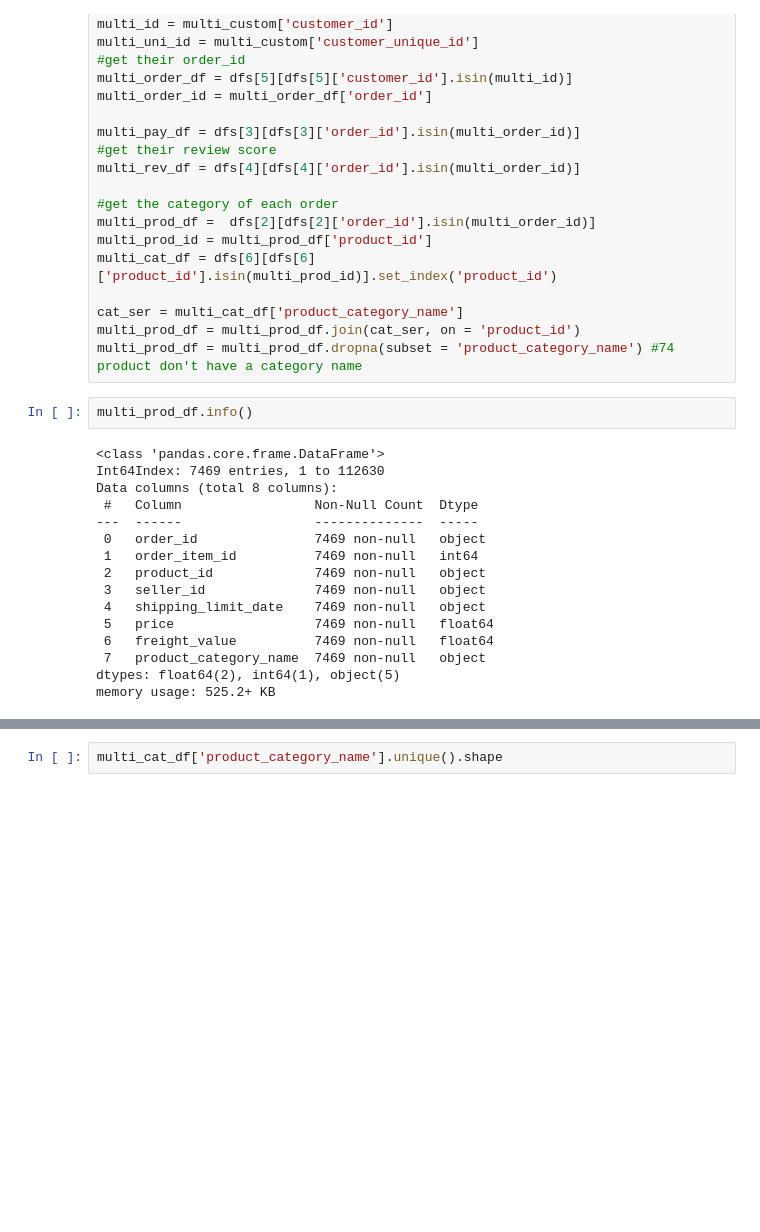
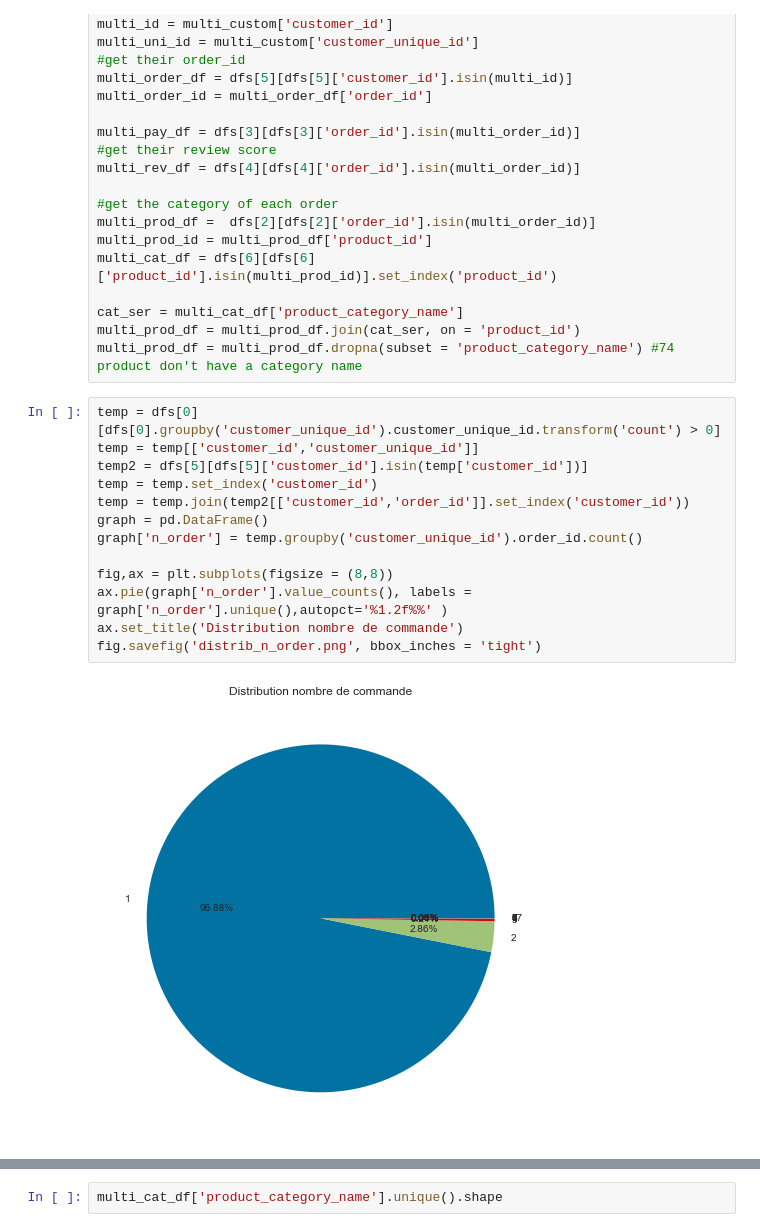
Before and after one commit to NicoJanko/Projet_5_OPC, a Jupyter notebook: Projet5_Explo.ipynb, the cells around one changed output, grey strips where cells are left out. Drawn from its saved outputs; the diff is of its cells as text; blank space fills up the shorter version.

```diff
--- a/Projet5_Explo.ipynb
+++ b/Projet5_Explo.ipynb
@@ -74,21 +75,18 @@ multi_cat_df = dfs[6][dfs[6]['product_id'].isin(multi_prod_id)].set_index('produ
 cat_ser = multi_cat_df['product_category_name']
 multi_prod_df = multi_prod_df.join(cat_ser, on = 'product_id')
 multi_prod_df = multi_prod_df.dropna(subset = 'product_category_name') #74 product don't have a category name
-# %%
-multi_prod_df.info()
-# %% [output]
-<class 'pandas.core.frame.DataFrame'>
-Int64Index: 7469 entries, 1 to 112630
-Data columns (total 8 columns):
- #   Column                 Non-Null Count  Dtype
----  ------                 --------------  -----
- 0   order_id               7469 non-null   object
- 1   order_item_id          7469 non-null   int64
- 2   product_id             7469 non-null   object
- 3   seller_id              7469 non-null   object
- 4   shipping_limit_date    7469 non-null   object
- 5   price                  7469 non-null   float64
- 6   freight_value          7469 non-null   float64
- 7   product_category_name  7469 non-null   object
-dtypes: float64(2), int64(1), object(5)
-memory usage: 525.2+ KB
+# %%
+temp = dfs[0][dfs[0].groupby('customer_unique_id').customer_unique_id.transform('count') > 0]
+temp = temp[['customer_id','customer_unique_id']]
+temp2 = dfs[5][dfs[5]['customer_id'].isin(temp['customer_id'])]
+temp = temp.set_index('customer_id')
+temp = temp.join(temp2[['customer_id','order_id']].set_index('customer_id'))
+graph = pd.DataFrame()
+graph['n_order'] = temp.groupby('customer_unique_id').order_id.count()
+
+fig,ax = plt.subplots(figsize = (8,8))
+ax.pie(graph['n_order'].value_counts(), labels = graph['n_order'].unique(),autopct='%1.2f%%' )
+ax.set_title('Distribution nombre de commande')
+fig.savefig('distrib_n_order.png', bbox_inches = 'tight')
+# %% [output]
+[figure, added]
```
Also changed, not shown: parts of 18 cells of this notebook, 20 other files.
